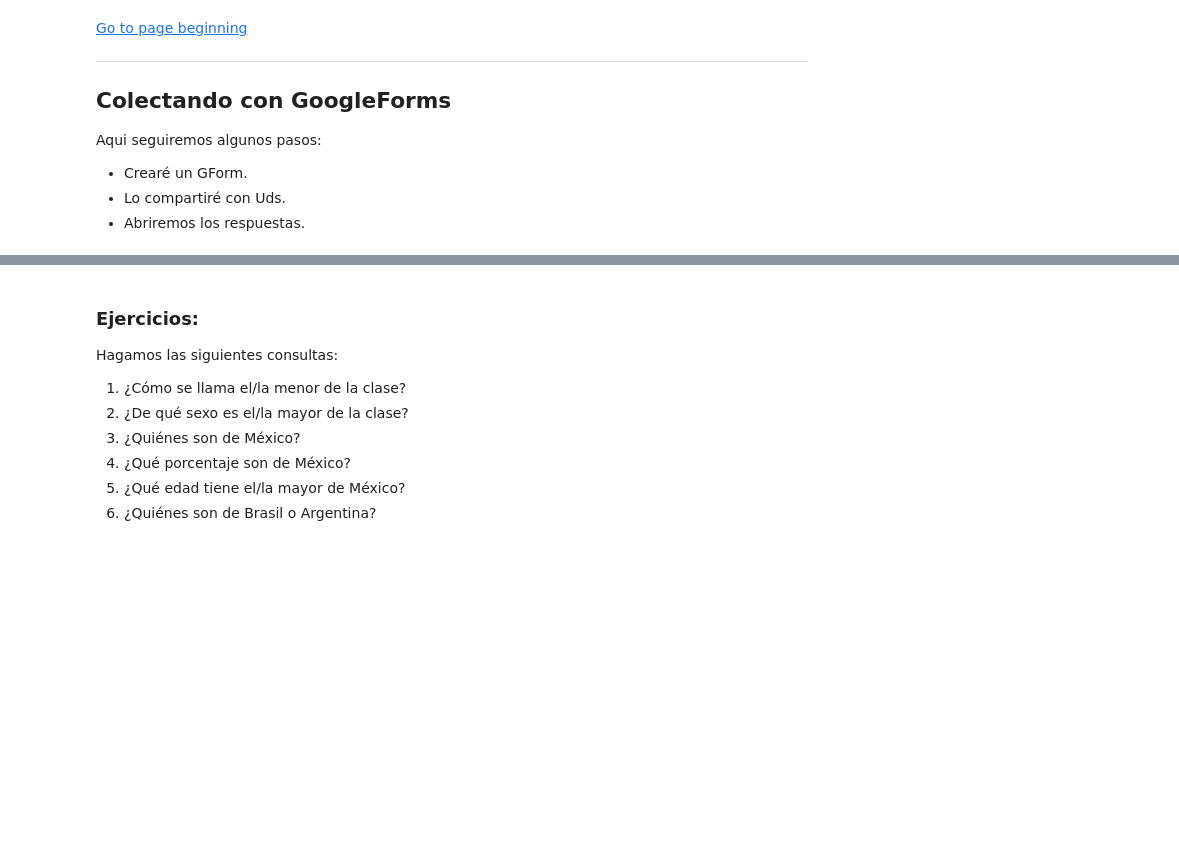
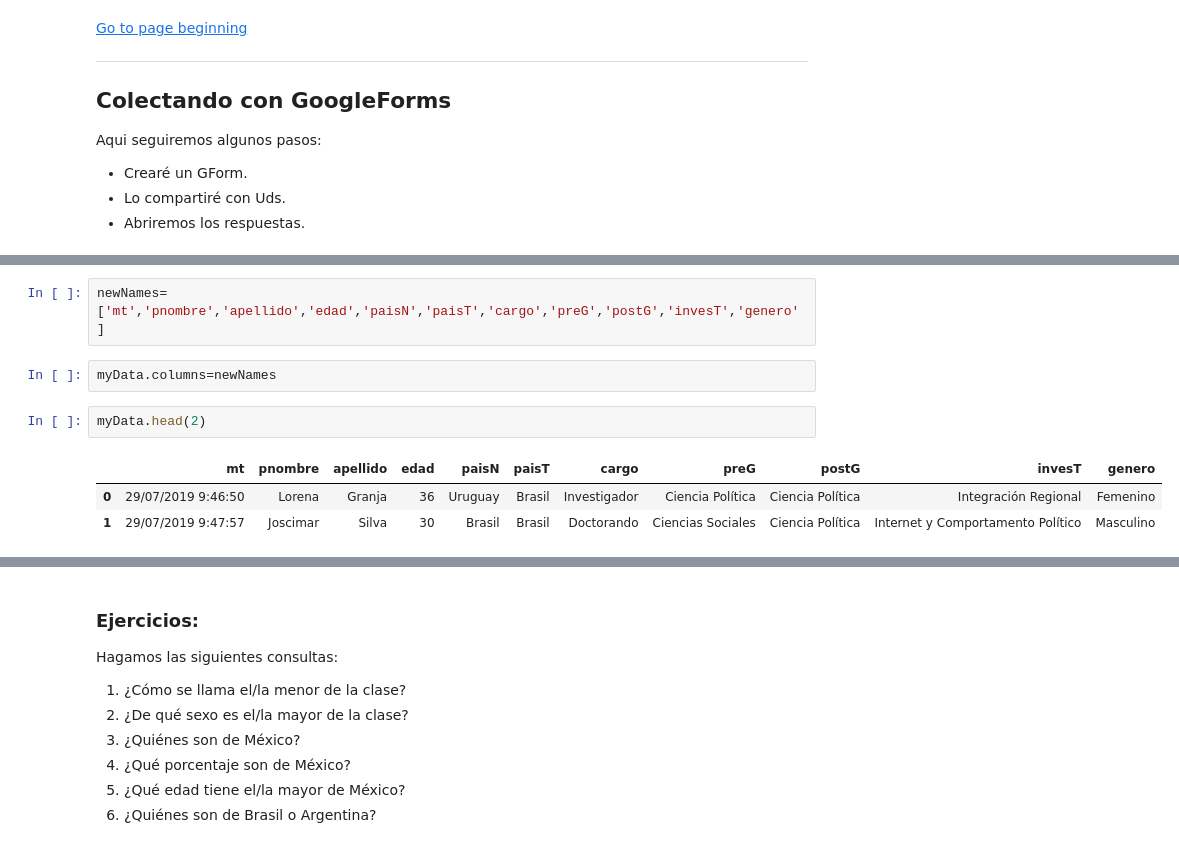
Before and after one commit to escuela-alacip/introPython, a Jupyter notebook: Parte3_P_CargaDeData.ipynb, the cells around one changed output, grey strips where cells are left out. Cells and saved outputs as stored; diff of their text form; blank space fills up the shorter version.

```diff
--- a/Parte3_P_CargaDeData.ipynb
+++ b/Parte3_P_CargaDeData.ipynb
@@ -117,0 +226,10 @@ Aqui seguiremos algunos pasos:
+# %%
+newNames=['mt','pnombre','apellido','edad','paisN','paisT','cargo','preG','postG','invesT','genero']
+# %%
+myData.columns=newNames
+# %%
+myData.head(2)
+# %% [output]
+|  | mt | pnombre | apellido | edad | paisN | paisT | cargo | preG | postG | invesT | genero |
+| 0 | 29/07/2019 9:46:50 | Lorena | Granja | 36 | Uruguay | Brasil | Investigador | Ciencia Política | Ciencia Política | Integración Regional | Femenino |
+| 1 | 29/07/2019 9:47:57 | Joscimar | Silva | 30 | Brasil | Brasil | Doctorando | Ciencias Sociales | Ciencia Política | Internet y Comportamento Político | Masculino |
```
Also changed, not shown: parts of 35 cells of this notebook, 3 other files.
